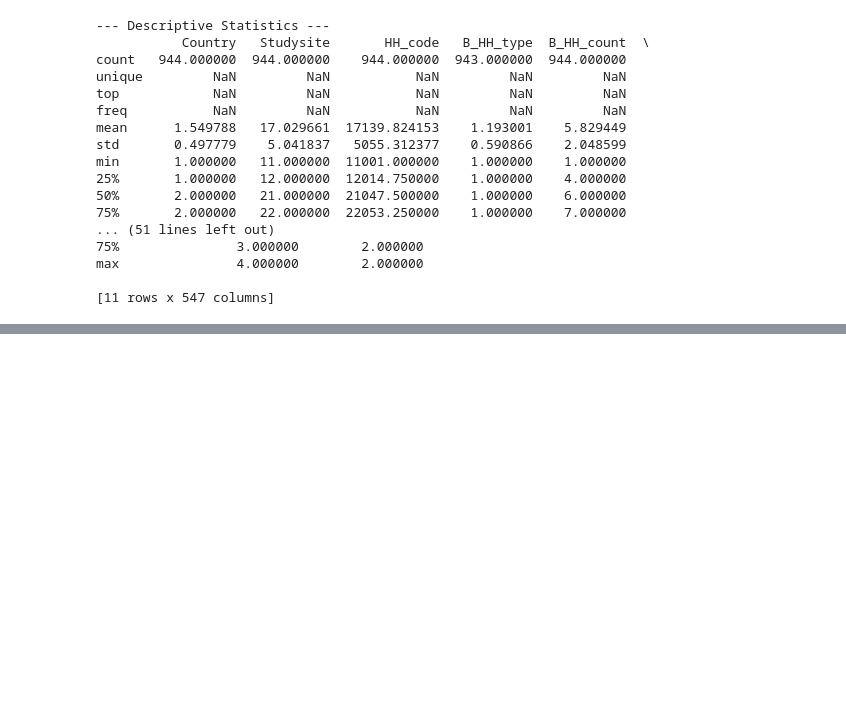
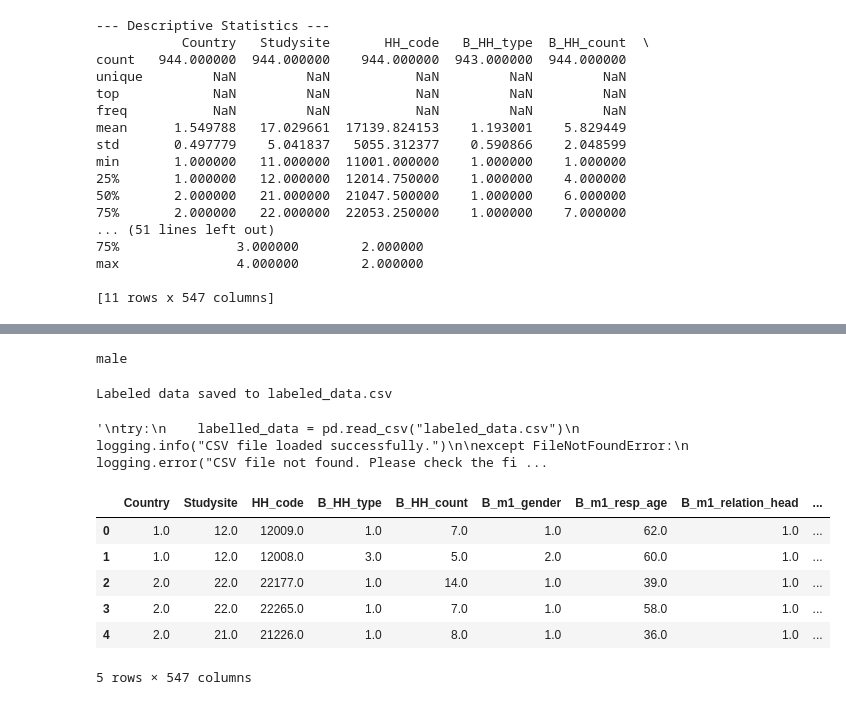
Before and after one commit to Mugambi645/food-security, a Jupyter notebook: food-security.ipynb, the cells around one changed output, grey strips where cells are left out. Saved outputs shown, nothing was run; the diff lists cells and outputs as text; code cells hidden in the pictures; blank space fills up the shorter version.

Commit message:
transform labels to csv dataframe

```diff
--- a/food-security.ipynb
+++ b/food-security.ipynb
@@ -92,0 +223,5 @@ max               4.000000        2.000000
+# %%
+label = label_dictionary.get('labels3', {}).get(1.0, 'Unknown')
+print(label)  # Output: male
+# %% [output]
+male
@@ -92,0 +234,42 @@ max               4.000000        2.000000
+# %%
+# Save DataFrame with labeled columns to CSV
+df.to_csv("labeled_data.csv", index=False)
+print("Labeled data saved to labeled_data.csv")
+# %% [output]
+Labeled data saved to labeled_data.csv
+# %%
+
+# --- Setup logging ---
+logging.basicConfig(
+    filename="data_analysis.log",
+    level=logging.INFO,
+    format='%(levelname)s: %(message)s'
+)
+
+# --- Load CSV with graceful error handling ---
+"""
+try:
+    labelled_data = pd.read_csv("labeled_data.csv")
+    logging.info("CSV file loaded successfully.")
+
+except FileNotFoundError:
+    logging.error("CSV file not found. Please check the file path.")
+except pd.errors.ParserError:
+    logging.error("Parsing error: File may be corrupt or not properly formatted.")
+
+except Exception as e:
+    logging.error(f"An unexpected error occurred: {e}")
+"""
+# %% [output]
+'\ntry:\n    labelled_data = pd.read_csv("labeled_data.csv")\n    logging.info("CSV file loaded successfully.")\n\nexcept FileNotFoundError:\n    logging.error("CSV file not found. Please check the fi ...
+# %%
+labelled_data = pd.read_csv("labeled_data.csv")
+labelled_data.head()
+# %% [output]
+|  | Country | Studysite | HH_code | B_HH_type | B_HH_count | B_m1_gender | B_m1_resp_age | B_m1_relation_head | ... |
+| 0 | 1.0 | 12.0 | 12009.0 | 1.0 | 7.0 | 1.0 | 62.0 | 1.0 | ... |
+| 1 | 1.0 | 12.0 | 12008.0 | 3.0 | 5.0 | 2.0 | 60.0 | 1.0 | ... |
+| 2 | 2.0 | 22.0 | 22177.0 | 1.0 | 14.0 | 1.0 | 39.0 | 1.0 | ... |
+| 3 | 2.0 | 22.0 | 22265.0 | 1.0 | 7.0 | 1.0 | 58.0 | 1.0 | ... |
+| 4 | 2.0 | 21.0 | 21226.0 | 1.0 | 8.0 | 1.0 | 36.0 | 1.0 | ... |
+5 rows × 547 columns
```
Also changed, not shown: parts of 7 cells of this notebook, 2 other files.
